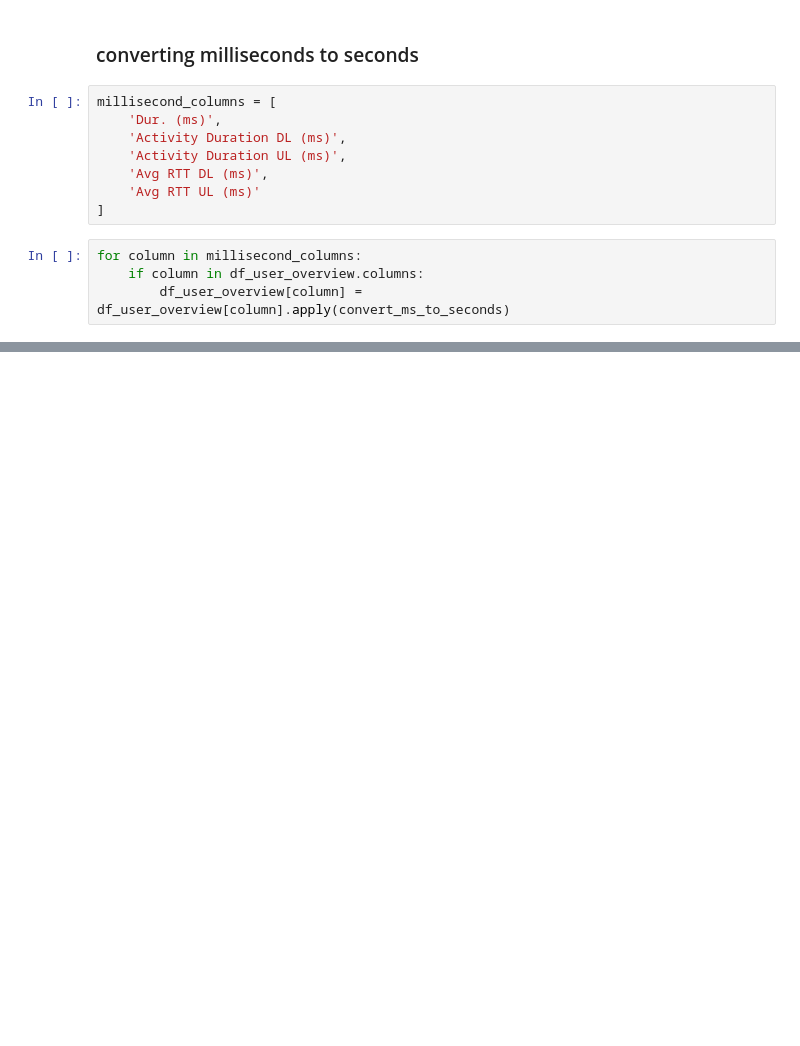
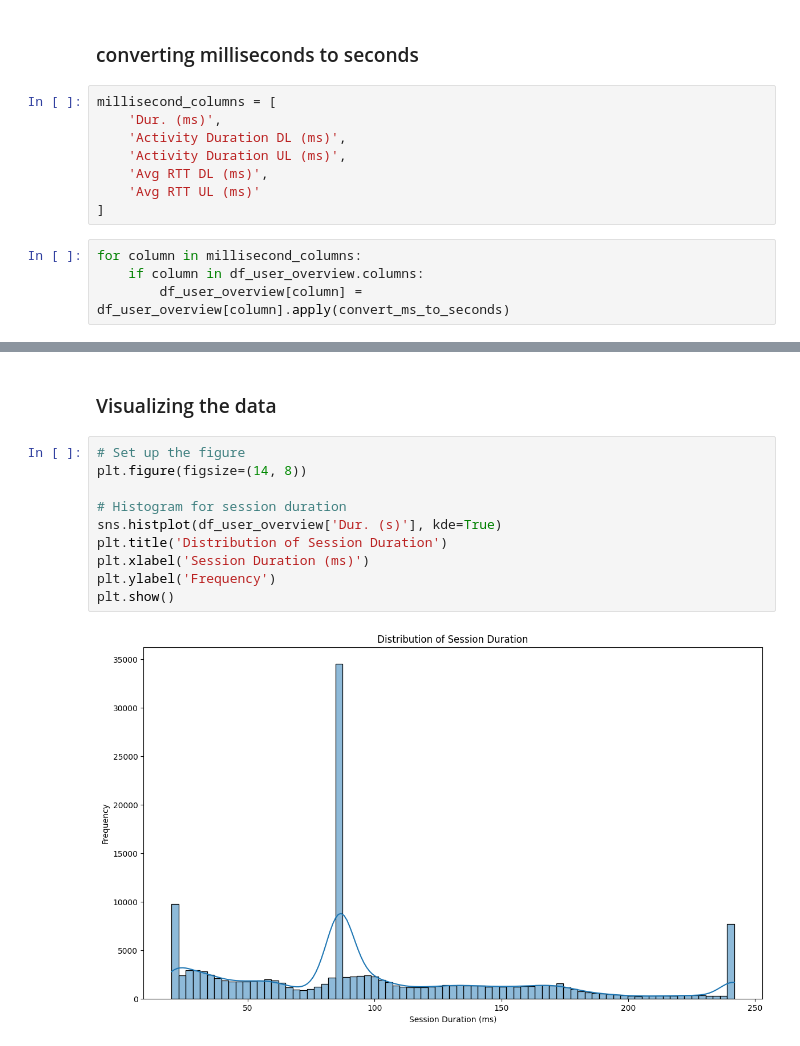
Before and after one commit to Alpha-Mintamir/Telecom-Business-Analyzer, a Jupyter notebook: notebooks/User Overview Analysis.ipynb, the cells around one changed output, grey strips where cells are left out. Drawn from its saved outputs; the diff is of its cells as text; blank space fills up the shorter version.

```diff
--- a/notebooks/User Overview Analysis.ipynb
+++ b/notebooks/User Overview Analysis.ipynb
@@ -206,3 +211,17 @@ df_user_overview.head(5)
 | 3 | 2.082014e+14 | 3.375034e+10 | 3.535661e+13 | undefined | undefined | 241.7635 | 4/10/2019 0:31 | 4/25/2019 7:36 | ... |
 | 4 | 2.082014e+14 | 3.369980e+10 | 3.540701e+13 | Samsung | Samsung Sm-G390F | 241.7635 | 4/12/2019 20:10 | 4/25/2019 10:40 | ... |
 5 rows × 30 columns
+# %% [markdown]
+### Visualizing the data
+# %%
+# Set up the figure
+plt.figure(figsize=(14, 8))
+
+# Histogram for session duration
+sns.histplot(df_user_overview['Dur. (s)'], kde=True)
+plt.title('Distribution of Session Duration')
+plt.xlabel('Session Duration (ms)')
+plt.ylabel('Frequency')
+plt.show()
+# %% [output]
+[figure, added]
```
Also changed, not shown: parts of 31 cells of this notebook.
